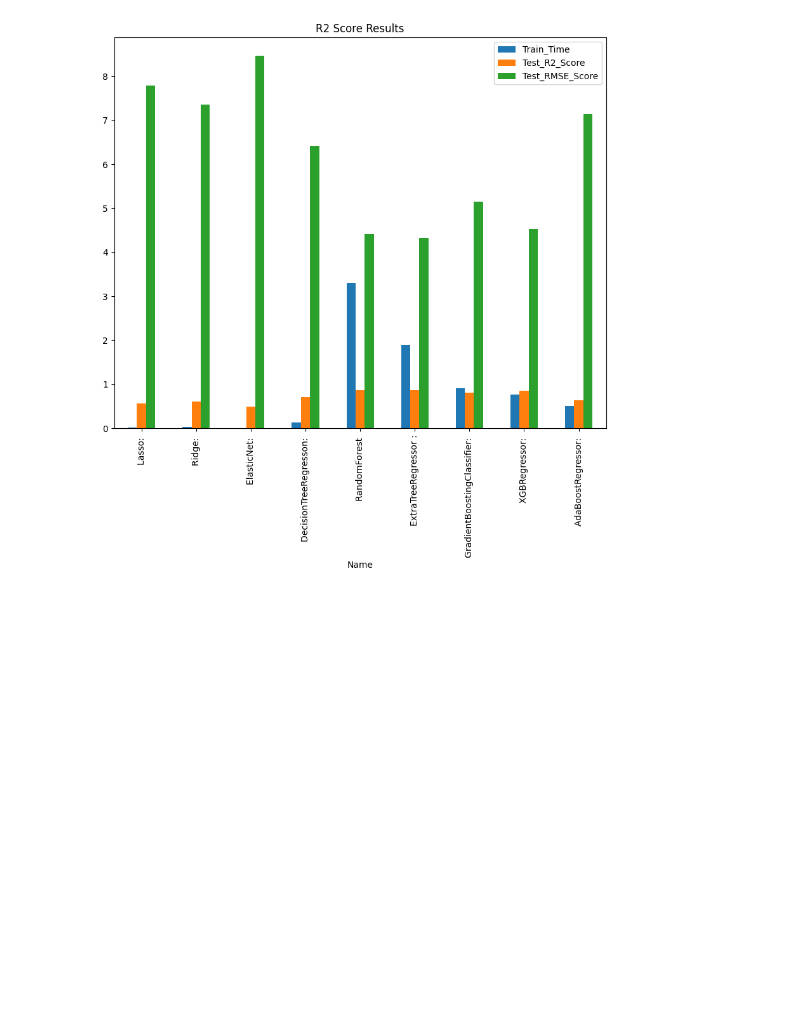
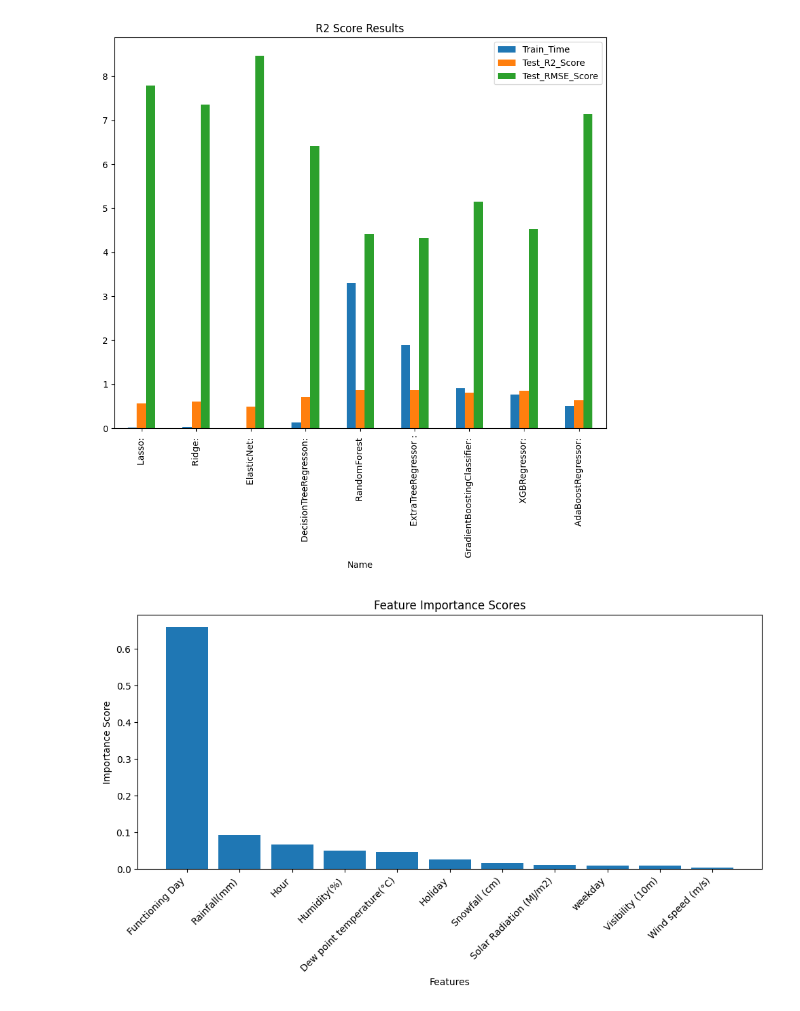
Before and after one commit to DIWAKAR-V/ML-Regression-Project-Bike-Sharing-Demand-Prediction, a Jupyter notebook: Bike_Sharing_Demand_Prediction.ipynb, the cells around one changed output. Cells and saved outputs as stored; diff of their text form; code cells hidden in the pictures; blank space fills up the shorter version.

```diff
--- a/Bike_Sharing_Demand_Prediction.ipynb
+++ b/Bike_Sharing_Demand_Prediction.ipynb
@@ -514,3 +514,33 @@ result_data.plot(x="Name", y=['Train_Time','Test_R2_Score','Test_RMSE_Score'], k
                figsize= (10,8)) ;
 # %% [output]
 [figure]
+# %%
+#from above it is clearly known that XGboost model performing well
+#clearly viewing the model and finding the important feature
+# Training the XGBoost model
+xgb_model = xgb.XGBRegressor()
+xgb_model.fit(X_train, y_train)
+
+# Making predictions on the test data
+y_pred = xgb_model.predict(X_test)
+
+# Get feature importance scores from the trained model
+feature_importance = xgb_model.feature_importances_
+
+# Get feature names (assuming you have a list of feature names)
+feature_names = data.columns
+
+# Sort feature importance in descending order
+sorted_idx = np.argsort(feature_importance)[::-1]
+
+# Plotting the feature importances
+plt.figure(figsize=(10, 6))
+plt.bar(range(len(feature_importance)), feature_importance[sorted_idx], align='center')
+plt.xticks(range(len(feature_importance)), np.array(feature_names)[sorted_idx], rotation=45, ha='right')
+plt.xlabel('Features')
+plt.ylabel('Importance Score')
+plt.title('Feature Importance Scores')
+plt.tight_layout()
+plt.show()
+# %% [output]
+[figure, added]
```
Also changed, not shown: parts of 6 cells of this notebook.
